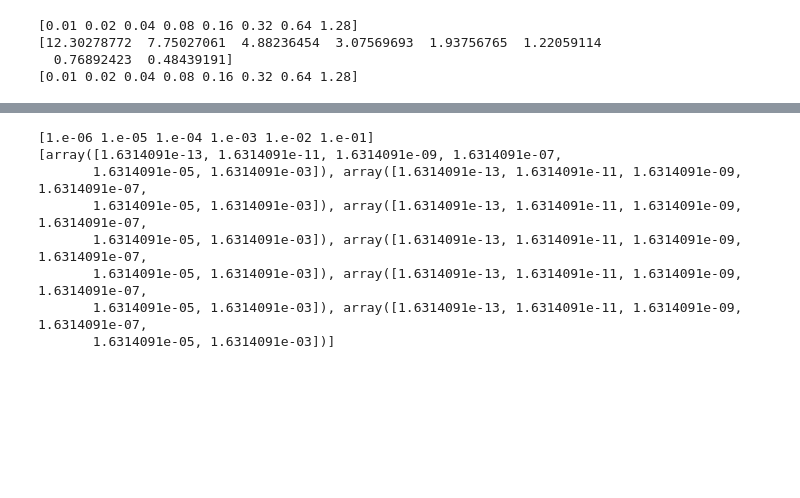
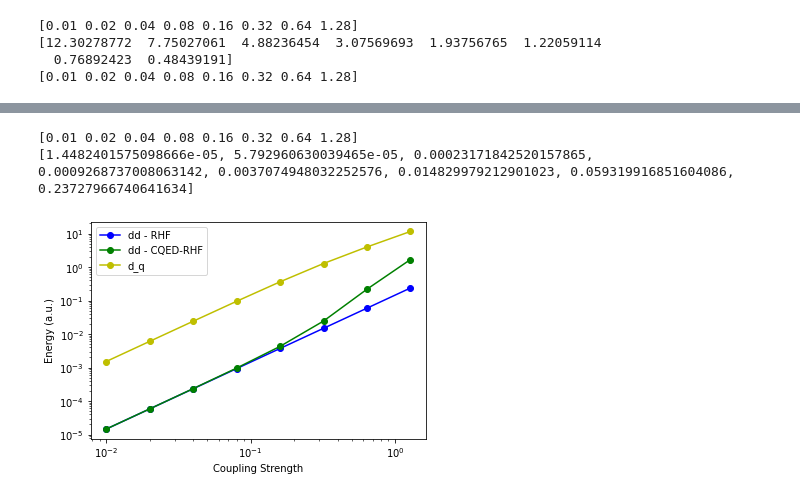
Before and after one commit to FoleyLab/psi4polaritonic, a Jupyter notebook: lambda_study.ipynb, the cells around one changed output, grey strips where cells are left out. Cells and saved outputs as stored; diff of their text form; code cells hidden in the pictures; blank space fills up the shorter version.

```diff
--- a/lambda_study.ipynb
+++ b/lambda_study.ipynb
@@ -75,19 +75,40 @@ psi4.core.set_output_file('output.dat', False)
 numpy_memory = 2
 
 # rhf/cc-pVDZ optimized geometry of formaldehyde
+#molstr = """
+
+#0 1
+#O 0.0000000000 0.0000000000 5.91268220e-01
+#C 0.0000000000 0.0000000000 -5.90400099e-01
+#H 0.0000000000 9.32184336e-01 -1.17703144e+00
+#H 0.0000000000 -9.32184336e-01 -1.17703144e+00
+#no_reorient
+#symmetry c1
+#"""
+
+
 molstr = """
 
 0 1
-O 0.0000000000 0.0000000000 5.91268220e-01
-C 0.0000000000 0.0000000000 -5.90400099e-01
-H 0.0000000000 9.32184336e-01 -1.17703144e+00
-H 0.0000000000 -9.32184336e-01 -1.17703144e+00
+O     2.840870040183  -0.387983947380  -0.000140928146
+C     0.557801982924   0.238180751028  -0.000084684017
+C    -0.354783520778   1.295787967045  -0.000056358537
+C     0.088762332125  -1.079477935991  -0.000064978940
+C    -1.716063504039   1.036759893865   0.000005724586
+C    -1.271559360844  -1.333435990096  -0.000018654238
+C    -2.173947778498  -0.275561724588   0.000020424018
+C     2.012592370259   0.486079561440  -0.000154503817
+H     0.006734863975   2.319157700150  -0.000066807670
+H     0.809759189789  -1.889984403061  -0.000097277747
+H    -2.424203535688   1.857848520190   0.000026752818
+H    -1.634699644168  -2.354990105448  -0.000003081663
+H    -3.239960718971  -0.474282877619   0.000059476661
+H     2.291397280628   1.561802584215  -0.000225102884
 no_reorient
 symmetry c1
 """
-
 # options dict
-options_dict = {'basis': 'aug-cc-pVTZ',
+options_dict = {'basis': 'cc-pVDZ',
                'save_jk': True,
                'scf_type': 'pk',
                'e_convergence' : 5e-7,
@@ -179,12 +192,16 @@ Psi4  SCF energy: -113.91520899 hartree
-# %%
-print(lam_vals)
-print(dde_rhf)
-# %% [output]
-[1.e-06 1.e-05 1.e-04 1.e-03 1.e-02 1.e-01]
-[array([1.6314091e-13, 1.6314091e-11, 1.6314091e-09, 1.6314091e-07,
-       1.6314091e-05, 1.6314091e-03]), array([1.6314091e-13, 1.6314091e-11, 1.6314091e-09, 1.6314091e-07,
-       1.6314091e-05, 1.6314091e-03]), array([1.6314091e-13, 1.6314091e-11, 1.6314091e-09, 1.6314091e-07,
-       1.6314091e-05, 1.6314091e-03]), array([1.6314091e-13, 1.6314091e-11, 1.6314091e-09, 1.6314091e-07,
-       1.6314091e-05, 1.6314091e-03]), array([1.6314091e-13, 1.6314091e-11, 1.6314091e-09, 1.6314091e-07,
-       1.6314091e-05, 1.6314091e-03]), array([1.6314091e-13, 1.6314091e-11, 1.6314091e-09, 1.6314091e-07,
-       1.6314091e-05, 1.6314091e-03])]
+# %%
+
+plt.plot(lam_vals, dde_rhf, 'bo-', label="dd - RHF")
+plt.plot(lam_vals, dde_cqed_rhf, 'go-', label="dd - CQED-RHF")
+plt.plot(lam_vals, dse, 'yo-', label="d_q")
+plt.xscale('log')
+plt.yscale('log')
+plt.xlabel("Coupling Strength")
+plt.ylabel("Energy (a.u.)")
+plt.legend()
+print(lam_vals)
+print(dde_rhf)
+# %% [output]
+[0.01 0.02 0.04 0.08 0.16 0.32 0.64 1.28]
+[1.4482401575098666e-05, 5.792960630039465e-05, 0.00023171842520157865, 0.0009268737008063142, 0.0037074948032252576, 0.014829979212901023, 0.059319916851604086, 0.23727966740641634]
+[figure, added]
```
Also changed, not shown: parts of 11 cells of this notebook, 2 other files.
